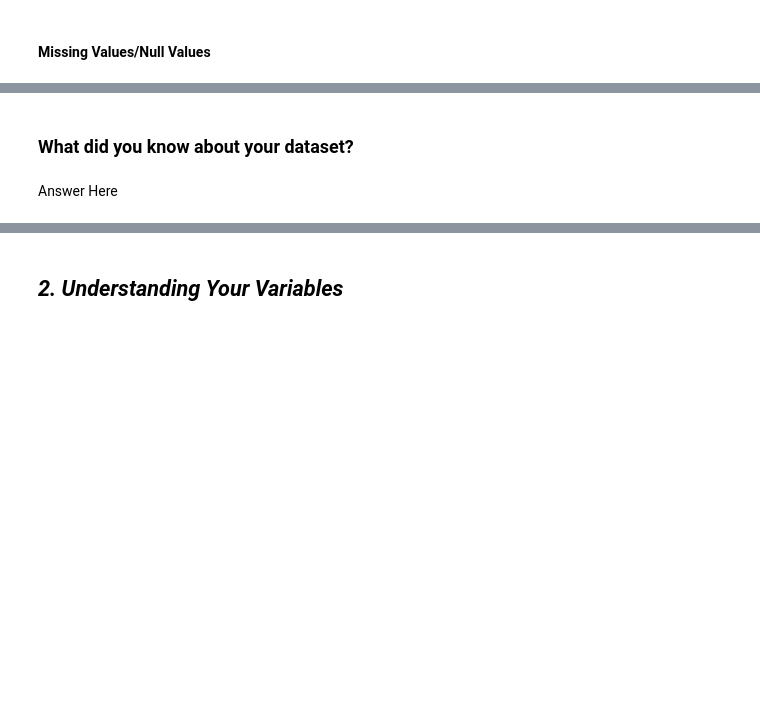
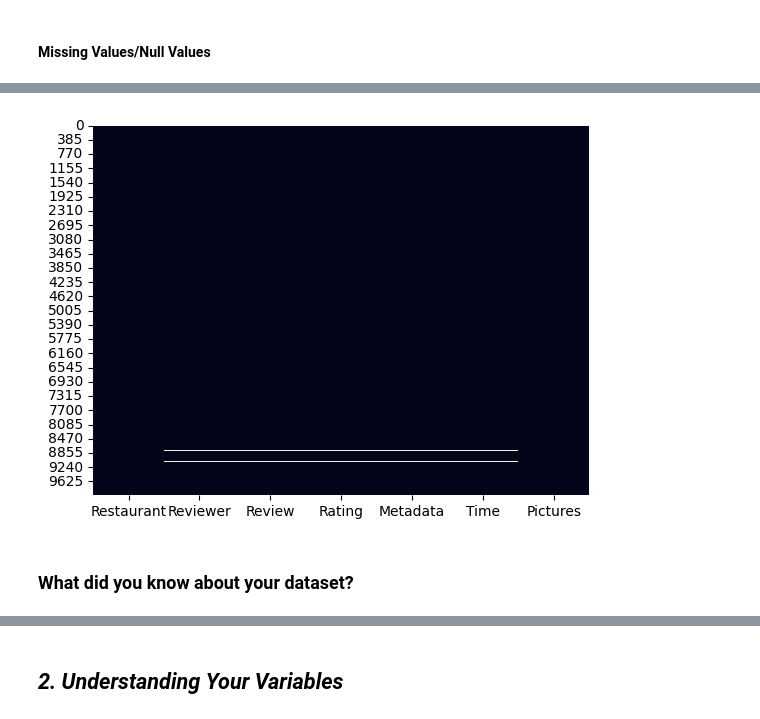
Before and after one commit to Aman811630/ML-Project--Zomato-Restaurant-Clustering-And-Sentiment-Analysis, a Jupyter notebook: Aman_Singh_Unsupervised_ML_project_Zomato_Restaurant_Clustering_And_Sentiment_Analysis_.ipynb, the cells around one changed output, grey strips where cells are left out. Saved outputs shown, nothing was run; the diff lists cells and outputs as text; code cells hidden in the pictures; blank space fills up the shorter version.

```diff
--- a/Aman_Singh_Unsupervised_ML_project_Zomato_Restaurant_Clustering_And_Sentiment_Analysis_.ipynb
+++ b/Aman_Singh_Unsupervised_ML_project_Zomato_Restaurant_Clustering_And_Sentiment_Analysis_.ipynb
@@ -136,8 +136,8 @@ zomata_metadata_df.head(5)
 # %%
 # Dataset First Look
 
-restaurant_review_df=pd.read_csv("/content/drive/MyDrive/Zomato Restaurant reviews.csv")
-restaurant_review_df.head(5)
+review_df=pd.read_csv("/content/drive/MyDrive/Zomato Restaurant reviews.csv")
+review_df.head(5)
 # %% [output]
 |  | Restaurant | Reviewer | Review | Rating | Metadata | Time | Pictures |
 | 0 | Beyond Flavours | Rusha Chakraborty | The ambience was good, food was q... | 5 | 1 Review , 2 Followers | 5/25/2019 15:54 | 0 |
@@ -206,4 +296,8 @@ memory usage: 5.0+ KB
+# %%
+# Visualizing the missing values for review_df
+
+sns.heatmap(review_df.isnull(), cbar=False);   # Checking Null Value by plotting Heatmap
+# %% [output]
+[figure, added]
 # %% [markdown]
 ### What did you know about your dataset?
-# %% [markdown]
-Answer Here
```
Also changed, not shown: parts of 21 cells of this notebook.
